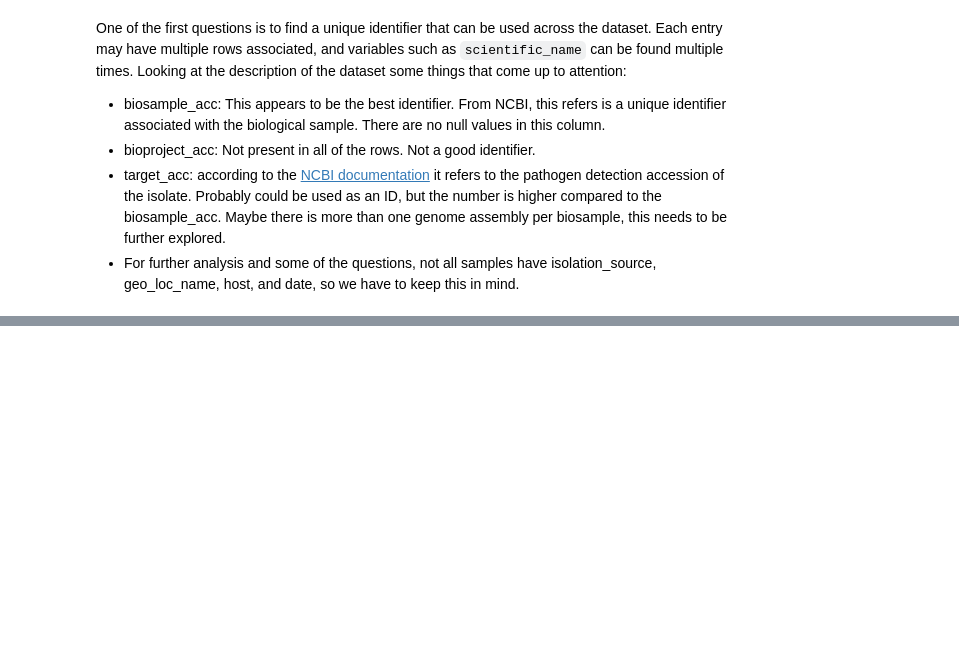
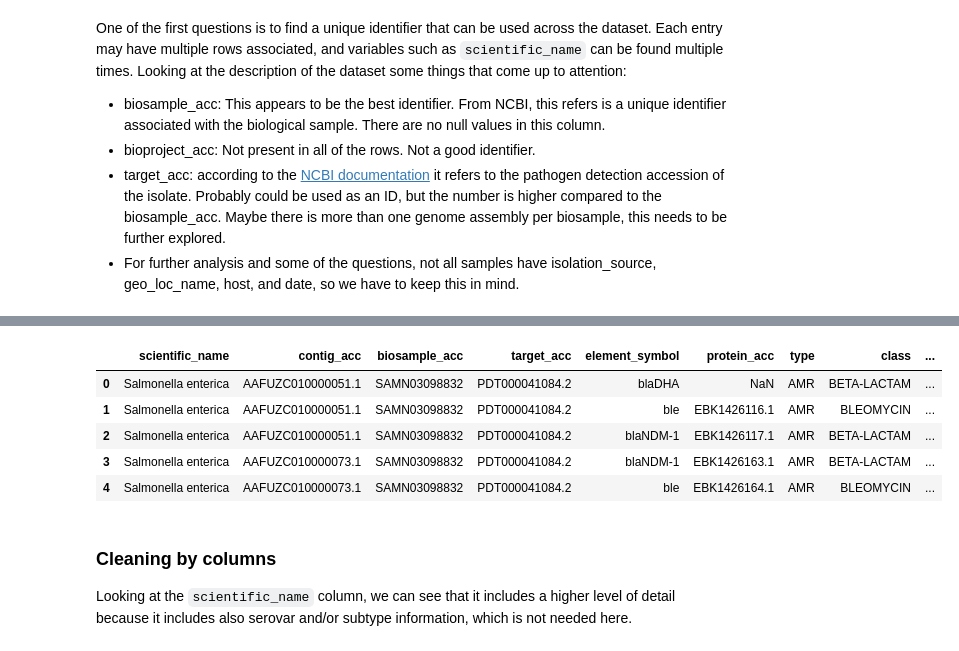
Before and after one commit to juanu/ndm-global, a Jupyter notebook: notebooks/1_DataExploration.ipynb, the cells around one changed output, grey strips where cells are left out. Drawn from its saved outputs; the diff is of its cells as text; code cells hidden in the pictures; blank space fills up the shorter version.

```diff
--- a/notebooks/1_DataExploration.ipynb
+++ b/notebooks/1_DataExploration.ipynb
@@ -95,0 +102,14 @@ One of the first questions is to find a unique identifier that can be used acros
+# %%
+df.drop(columns=["bioproject_acc", "strain", "serovar"], inplace=True)
+df.head()
+# %% [output]
+|  | scientific_name | contig_acc | biosample_acc | target_acc | element_symbol | protein_acc | type | class | ... |
+| 0 | Salmonella enterica | AAFUZC010000051.1 | SAMN03098832 | PDT000041084.2 | blaDHA | NaN | AMR | BETA-LACTAM | ... |
+| 1 | Salmonella enterica | AAFUZC010000051.1 | SAMN03098832 | PDT000041084.2 | ble | EBK1426116.1 | AMR | BLEOMYCIN | ... |
+| 2 | Salmonella enterica | AAFUZC010000051.1 | SAMN03098832 | PDT000041084.2 | blaNDM-1 | EBK1426117.1 | AMR | BETA-LACTAM | ... |
+| 3 | Salmonella enterica | AAFUZC010000073.1 | SAMN03098832 | PDT000041084.2 | blaNDM-1 | EBK1426163.1 | AMR | BETA-LACTAM | ... |
+| 4 | Salmonella enterica | AAFUZC010000073.1 | SAMN03098832 | PDT000041084.2 | ble | EBK1426164.1 | AMR | BLEOMYCIN | ... |
+# %% [markdown]
+### Cleaning by columns
+
+Looking at the `scientific_name` column, we can see that it includes a higher level of detail because it includes also serovar and/or subtype information, which is not needed here.
```
Also changed, not shown: parts of 11 cells of this notebook.
